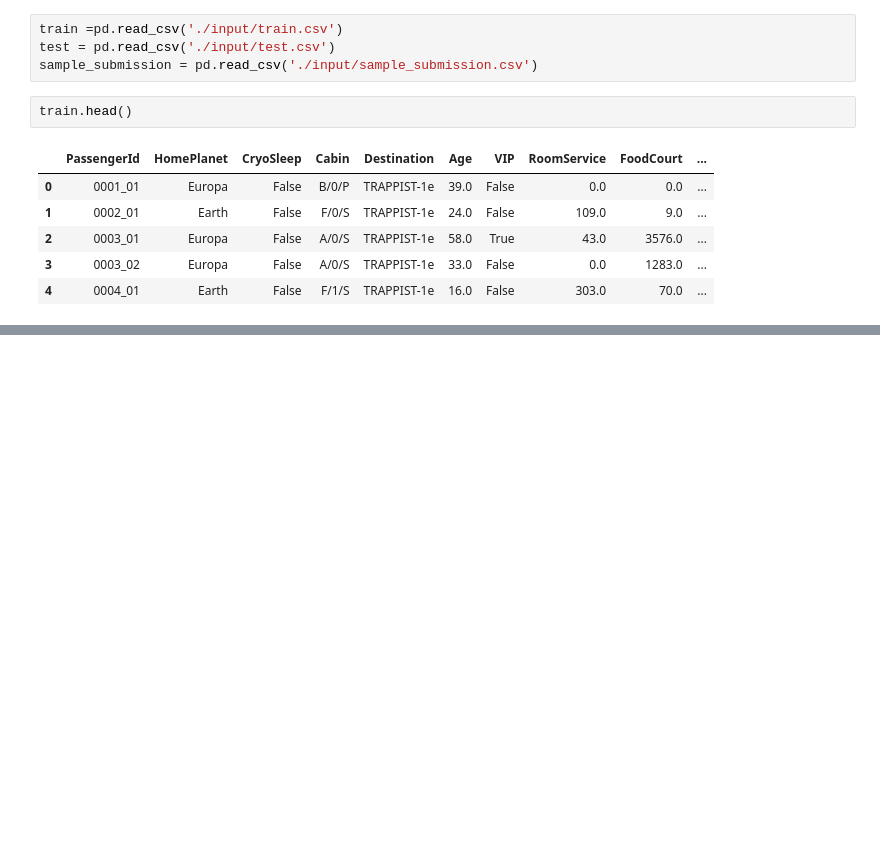
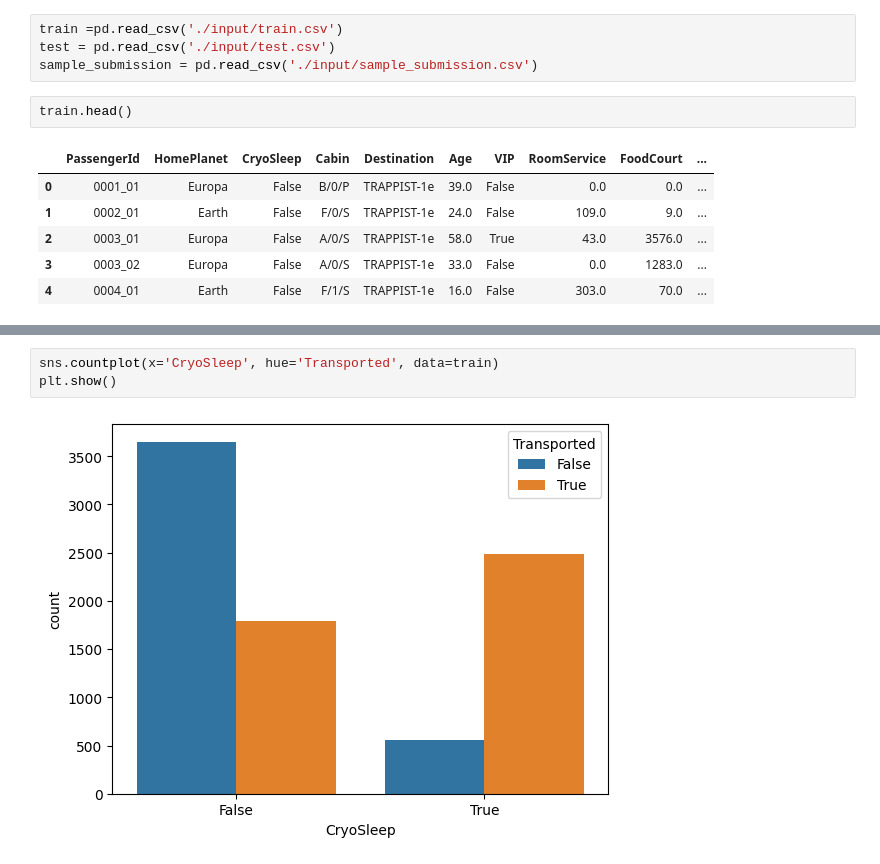
Before and after one commit to n-takano85/kaggle-practice, a Jupyter notebook: spaceship-titanic/s-titanic_EDA.ipynb, the cells around one changed output, grey strips where cells are left out. Cells and saved outputs as stored; diff of their text form; blank space fills up the shorter version.

```diff
--- a/spaceship-titanic/s-titanic_EDA.ipynb
+++ b/spaceship-titanic/s-titanic_EDA.ipynb
@@ -30,0 +78,5 @@ train.head()
+# %%
+sns.countplot(x='CryoSleep', hue='Transported', data=train)
+plt.show()
+# %% [output]
+[figure, added]
```
Also changed, not shown: parts of 8 cells of this notebook, 1 other file.
